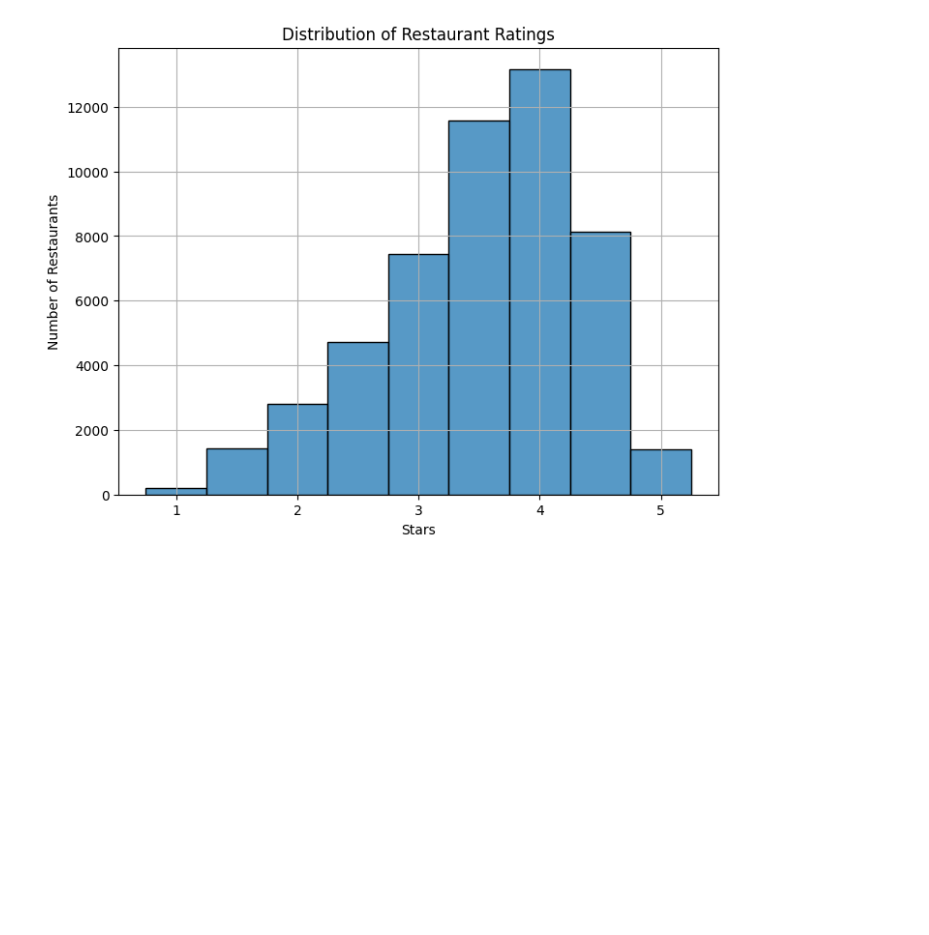
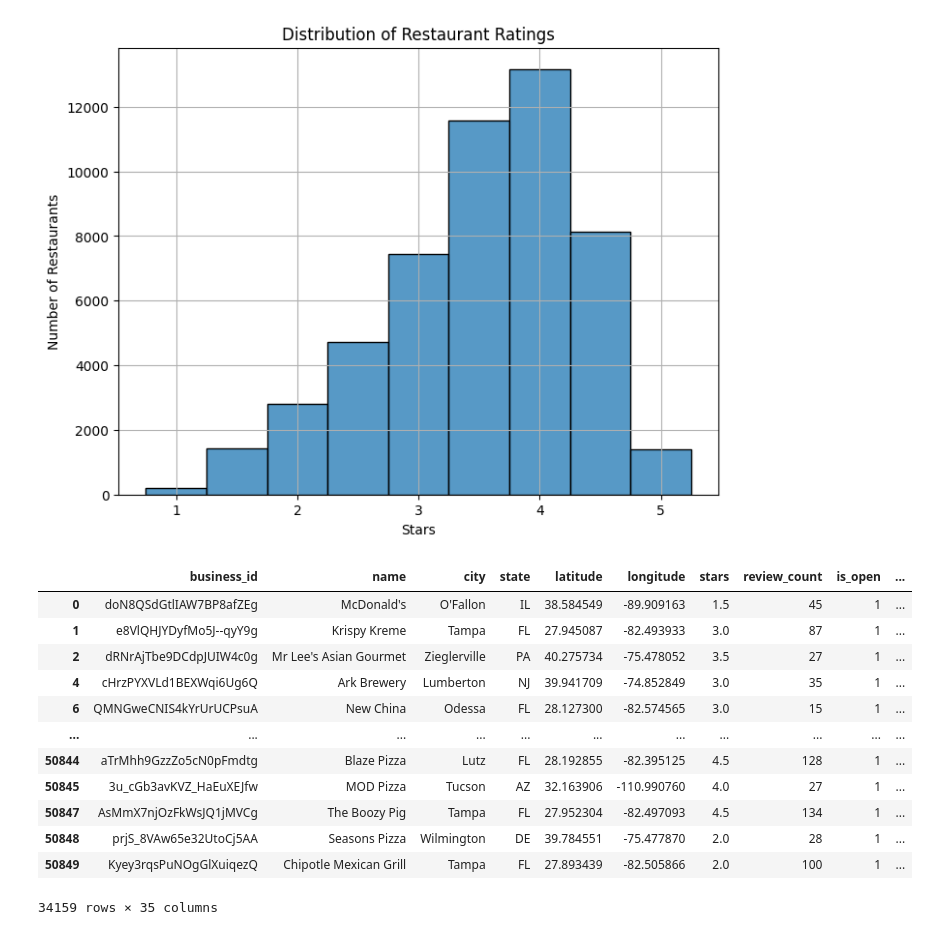
Before and after one commit to onesummer123/c2s4_BDAO_Project, a Jupyter notebook: big_data_ima_clean_table_2.ipynb, the cells around one changed output. Saved outputs shown, nothing was run; the diff lists cells and outputs as text; code cells hidden in the pictures; blank space fills up the shorter version.

```diff
--- a/big_data_ima_clean_table_2.ipynb
+++ b/big_data_ima_clean_table_2.ipynb
@@ -173,7 +175,7 @@ restaurant_df
 51720 rows × 52 columns
 # %%
 columns_to_drop = [
-    'RestaurantsTableService', 'WheelchairAccessible', 'HappyHour',
+    'RestaurantsTableService', 'WheelchairAccessible', 'HappyHour','categories',
     'DogsAllowed', 'BusinessAcceptsBitcoin', 'DriveThru', 'Music',
     'BestNights', 'CoatCheck', 'BYOB', 'GoodForDancing', 'Smoking',
     'Corkage', 'ByAppointmentOnly','GoodForMeal','attributes','BusinessParking','Ambience'
@@ -470,6 +472,23 @@ plt.grid(True)
 plt.show()
 # %% [output]
 [figure]
+# %%
+cleaned_restaurant_data_open_only = cleaned_restaurant_data_1[cleaned_restaurant_data_1['is_open'] != 0]
+cleaned_restaurant_data_open_only
+# %% [output]
+|  | business_id | name | city | state | latitude | longitude | stars | review_count | is_open | ... |
+| 0 | doN8QSdGtlIAW7BP8afZEg | McDonald's | O'Fallon | IL | 38.584549 | -89.909163 | 1.5 | 45 | 1 | ... |
+| 1 | e8VlQHJYDyfMo5J--qyY9g | Krispy Kreme | Tampa | FL | 27.945087 | -82.493933 | 3.0 | 87 | 1 | ... |
+| 2 | dRNrAjTbe9DCdpJUIW4c0g | Mr Lee's Asian Gourmet | Zieglerville | PA | 40.275734 | -75.478052 | 3.5 | 27 | 1 | ... |
+| 4 | cHrzPYXVLd1BEXWqi6Ug6Q | Ark Brewery | Lumberton | NJ | 39.941709 | -74.852849 | 3.0 | 35 | 1 | ... |
+| 6 | QMNGweCNIS4kYrUrUCPsuA | New China | Odessa | FL | 28.127300 | -82.574565 | 3.0 | 15 | 1 | ... |
+| ... | ... | ... | ... | ... | ... | ... | ... | ... | ... | ... |
+| 50844 | aTrMhh9GzzZo5cN0pFmdtg | Blaze Pizza | Lutz | FL | 28.192855 | -82.395125 | 4.5 | 128 | 1 | ... |
+| 50845 | 3u_cGb3avKVZ_HaEuXEJfw | MOD Pizza | Tucson | AZ | 32.163906 | -110.990760 | 4.0 | 27 | 1 | ... |
+| 50847 | AsMmX7njOzFkWsJQ1jMVCg | The Boozy Pig | Tampa | FL | 27.952304 | -82.497093 | 4.5 | 134 | 1 | ... |
+| 50848 | prjS_8VAw65e32UtoCj5AA | Seasons Pizza | Wilmington | DE | 39.784551 | -75.477870 | 2.0 | 28 | 1 | ... |
+| 50849 | Kyey3rqsPuNOgGlXuiqezQ | Chipotle Mexican Grill | Tampa | FL | 27.893439 | -82.505866 | 2.0 | 100 | 1 | ... |
+34159 rows × 35 columns
 # %%
 destination_table = 'restaurant_dataset_1.cleaned_restaurant_data_1'
 project_id = 'c2s4-project'
```
Also changed, not shown: parts of 6 cells of this notebook.
